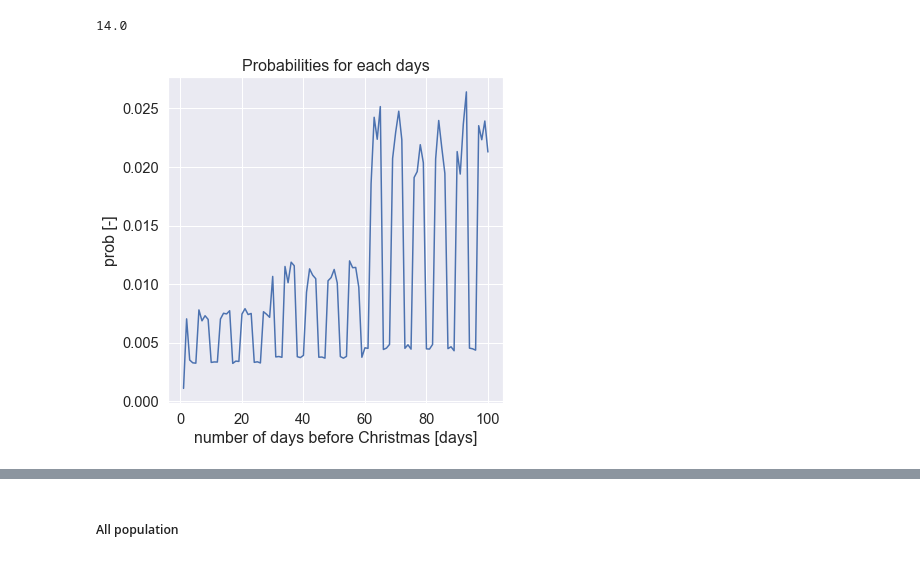
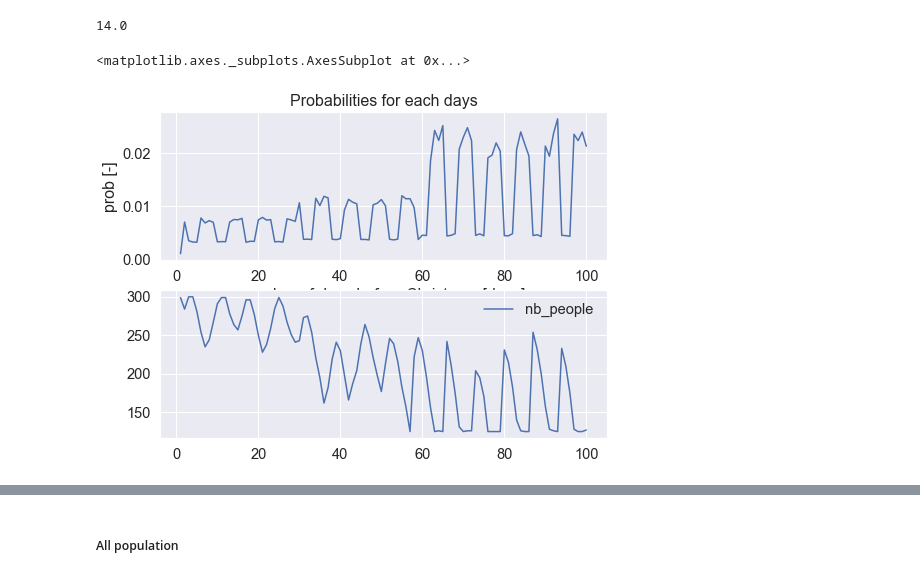
Before and after one commit to jeugregg/santa-workshop-tour-2019, a Jupyter notebook: santa-s-2019-starter-notebook.ipynb, the cells around one changed output, grey strips where cells are left out. Saved outputs shown, nothing was run; the diff lists cells and outputs as text; code cells hidden in the pictures.

```diff
--- a/santa-s-2019-starter-notebook.ipynb
+++ b/santa-s-2019-starter-notebook.ipynb
@@ -971,0 +1036,4 @@ def fun_vect_mut(arr_pop_in):
+# %%
+fam_id = 0
+day_curr = 100
+%timeit mutation_day(day_curr, fam_id, 1)
@@ -1823,8 +1904,8 @@ df_range
 # %% [markdown]
 ##### Load Pre-generate population
 # %%
-#df_pop = joblib.load(PATH_TO_SAVE_DATA + \
-#            '/df_pop1000_fs10_rfm0.01_dc2_rm0.1_nk_100_gen20000_s287853.pkl')
+df_pop = joblib.load(PATH_TO_SAVE_DATA + \
+'/df_pop1000_fs10_rfm0.05_dc2_rm0.95_nk_20_gen50000_s355118.86396939144.pkl')
 # %%
 df_prob_fam = joblib.load(PATH_TO_SAVE_DATA + '/df_prob_fam.pkl')
 df_prob = joblib.load(PATH_TO_SAVE_DATA + '/df_prob.pkl')
@@ -1897,13 +1980,14 @@ plt.title("Selection probabilities");
 
 # TEST NEW PARAM
 NB_MAX_EPOCHS = 10000
-R_POP_MUT = 0.1 # % population mutated at each gen. default : 0.10
-R_MUT = 0.01 # % families mutated at each gen default : 0.01
-DELTA_CHOICE = 2 # default : 2
-NB_BEST_KEEP = 20 # NEW PARAM : how much best one to keep
-POW_SELECTION = 0.3 # default 0.3
-flag_boost = False
+R_POP_MUT = 0.05
+R_MUT = 0.01
+DELTA_CHOICE = 1
+NB_BEST_KEEP = 20
+POW_SELECTION = 0.3
+flag_boost = True
 boost_freq = 2000
+R_CROSSOVER = 1
 
 '''# TEST OLD PARAMS
 NB_MAX_EPOCHS = 10000
@@ -2006,12 +2090,12 @@ for gen_id in range(0, NB_MAX_EPOCHS):
 
     # crossing with more prob for best indiv.
     # number of new children = N pop - N best to keep same nb of indiv each gen.
-    nb_cross = NB_FIRST_POP - NB_BEST_KEEP - nb_indiv_boost
+    nb_cross = int(NB_FIRST_POP - NB_BEST_KEEP - nb_indiv_boost)
     # reset nb boost indiv
     if nb_indiv_boost > 0:
         nb_indiv_boost = 0
     arr_pop = generate_crossing_prob(arr_pop, p=arr_select_prob,
-                                     n_indiv=nb_cross)
+                                     n_indiv=nb_cross, r_cross=R_CROSSOVER)
     #print("Max Same indiv nb after crossing : ", find_max_same_indiv(arr_pop))
     if flag_prompt:
         t_cross_1 = time.time()
@@ -2023,7 +2107,8 @@ for gen_id in range(0, NB_MAX_EPOCHS):
     # arr_pop or df_pop = f(indiv, family)
     if flag_prompt:
         t_mut_0 = time.time()
-    arr_pop = fun_vect_mut(arr_pop)
+    arr_pop = fun_vect_mut(arr_pop, r_pop_mut=R_POP_MUT, r_mut=R_MUT,
+                delta_choice=DELTA_CHOICE)
     #print("Max Same indiv nb after mutation : ", find_max_same_indiv(arr_pop))
 
     ############
@@ -2417,14 +2508,17 @@ df_daily.describe()
 # %% [output]
 14.0
 # %%
-fig = plt.figure(figsize=(6, 6))
-ax1 = fig.gca()
+fig = plt.figure(figsize=(8, 6))
+ax1 = fig.add_subplot(2,1,1)
 df_prob_day["prob"].plot(ax=ax1)
 ax1.set_ylabel("prob [-]")
 ax1.set_xlabel("number of days before Christmas [days]");
 ax1.set_title("Probabilities for each days");
+ax2 = fig.add_subplot(2,1,2)
+df_daily.plot(ax=ax2)
 # %% [output]
+<matplotlib.axes._subplots.AxesSubplot at 0x...>
-[figure, old version]
+[figure, new version]
 # %%
 arr_choices = np.zeros(best.shape[0])*np.nan
 for fam_id, day_curr in enumerate(best):
```
Also changed, not shown: parts of 41 cells of this notebook.
